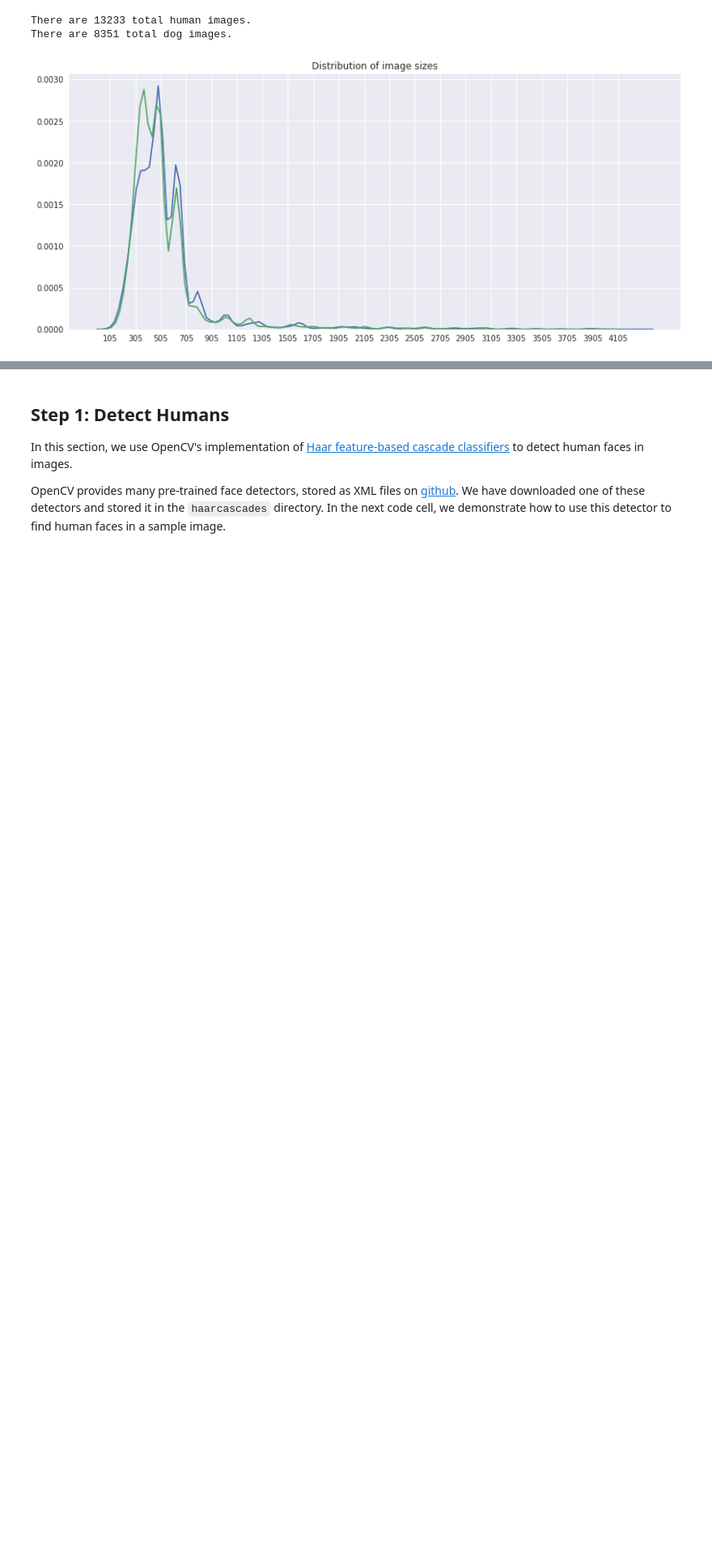
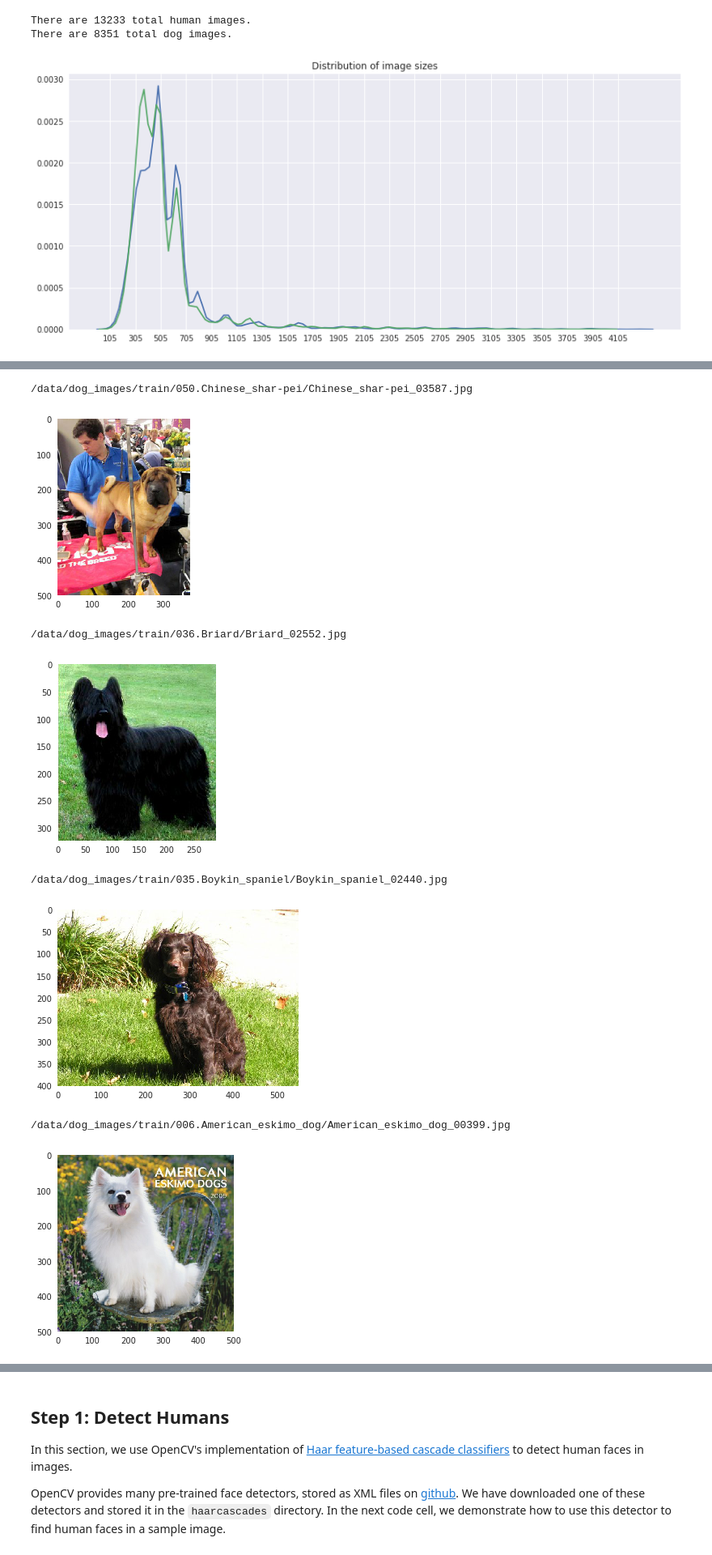
Before and after one commit to kin-cheung/udacity-ml, a Jupyter notebook: P2/dog_app.ipynb, the cells around one changed output, grey strips where cells are left out. Shown at 81% size. Saved outputs shown, nothing was run; the diff lists cells and outputs as text; code cells hidden in the pictures; blank space fills up the shorter version.

```diff
--- a/P2/dog_app.ipynb
+++ b/P2/dog_app.ipynb
@@ -89,0 +93,23 @@ plt.show()
+# %%
+import matplotlib.pyplot as plt
+import random
+
+dog_files_train = np.array(glob("/data/dog_images/train/*/*"))
+n_images = len(dog_files_train)
+
+for _ in range(5) :
+    file = dog_files_train[random.randrange(n_images)]
+    print(file)
+    img = Image.open(file)
+    plt.grid(b=None)
+    plt.imshow(img)
+    plt.pause(0.001)
+# %% [output]
+/data/dog_images/train/050.Chinese_shar-pei/Chinese_shar-pei_03587.jpg
+[figure, added]
+/data/dog_images/train/036.Briard/Briard_02552.jpg
+[figure, added]
+/data/dog_images/train/035.Boykin_spaniel/Boykin_spaniel_02440.jpg
+[figure, added]
+/data/dog_images/train/006.American_eskimo_dog/American_eskimo_dog_00399.jpg
+[figure, added]
```
Also changed, not shown: parts of 9 cells of this notebook.
